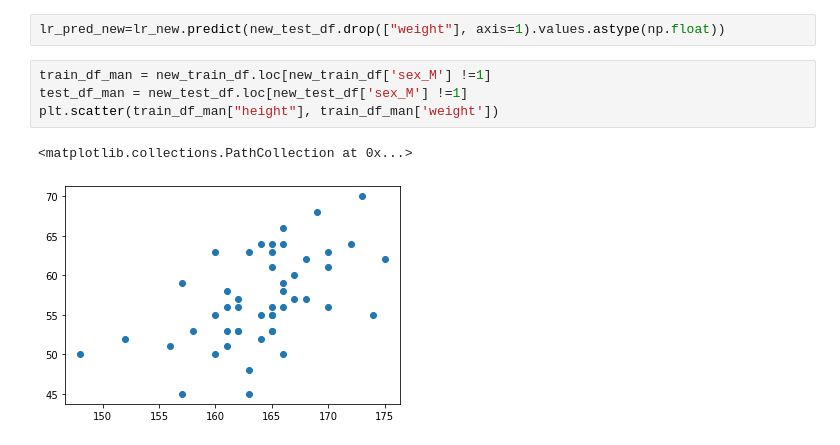
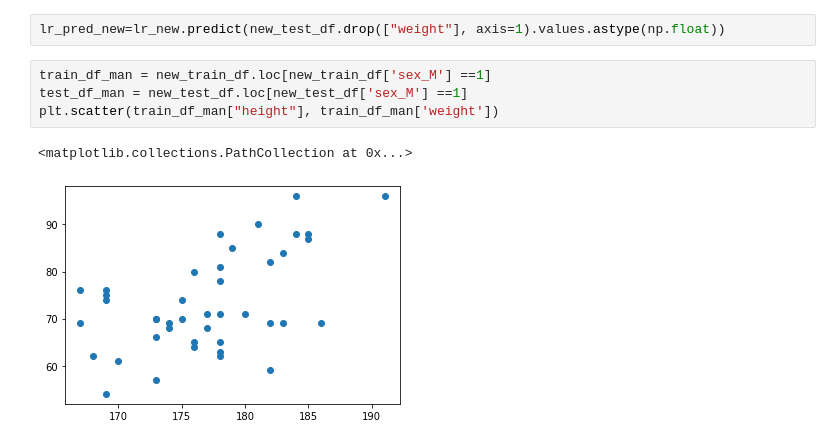
Before and after one commit to stasykrylova/LR_second, a Jupyter notebook: LR2.ipynb, the cells around one changed output. Cells and saved outputs as stored; diff of their text form.

```diff
--- a/LR2.ipynb
+++ b/LR2.ipynb
@@ -287,12 +528,12 @@ new_test_df
 # %%
 lr_pred_new=lr_new.predict(new_test_df.drop(["weight"], axis=1).values.astype(np.float))
 # %%
-train_df_man = new_train_df.loc[new_train_df['sex_M'] !=1]
-test_df_man = new_test_df.loc[new_test_df['sex_M'] !=1]
+train_df_man = new_train_df.loc[new_train_df['sex_M'] ==1]
+test_df_man = new_test_df.loc[new_test_df['sex_M'] ==1]
 plt.scatter(train_df_man["height"], train_df_man['weight'])
 # %% [output]
 <matplotlib.collections.PathCollection at 0x...>
-[figure, old version]
+[figure, new version]
 # %%
 mean_squared_error(new_test_df['weight'], lr_pred_new)
 # %% [output]
```
Also changed, not shown: parts of 47 cells of this notebook.
